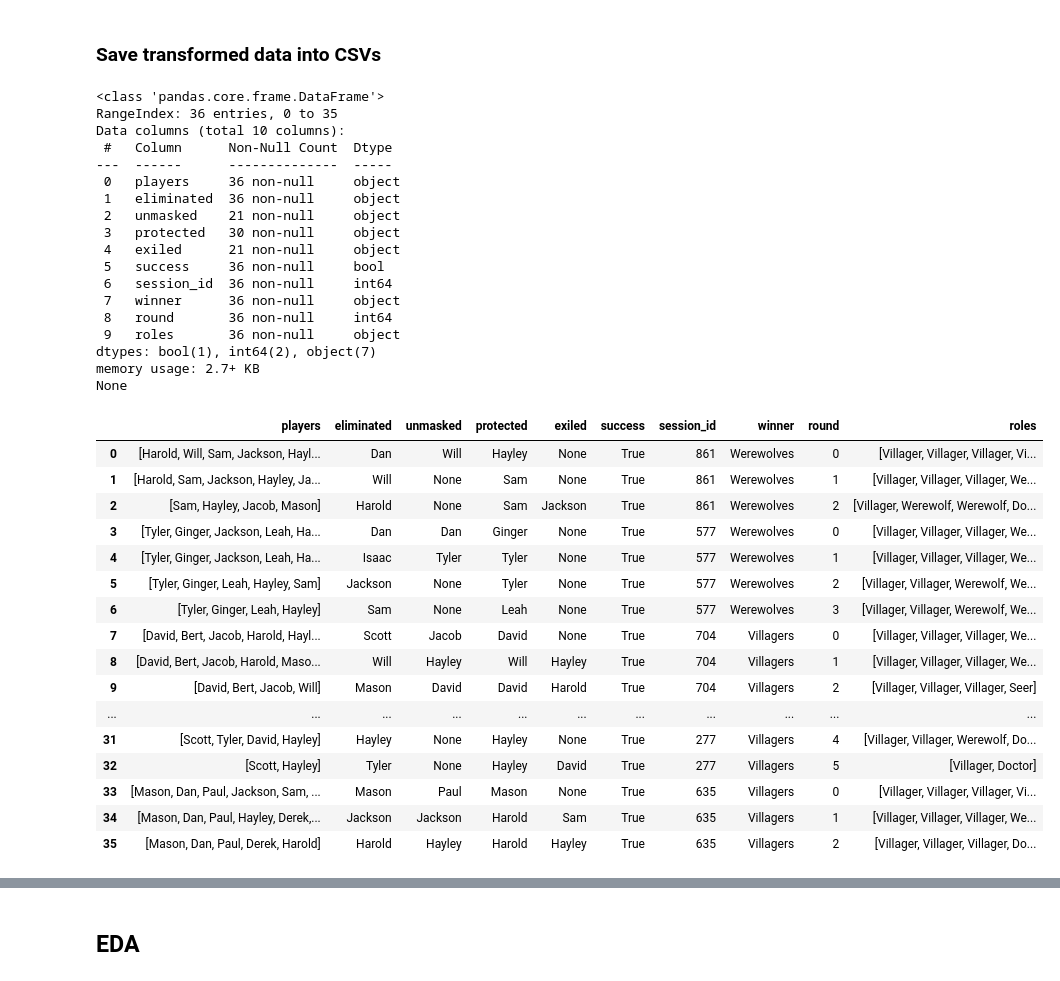
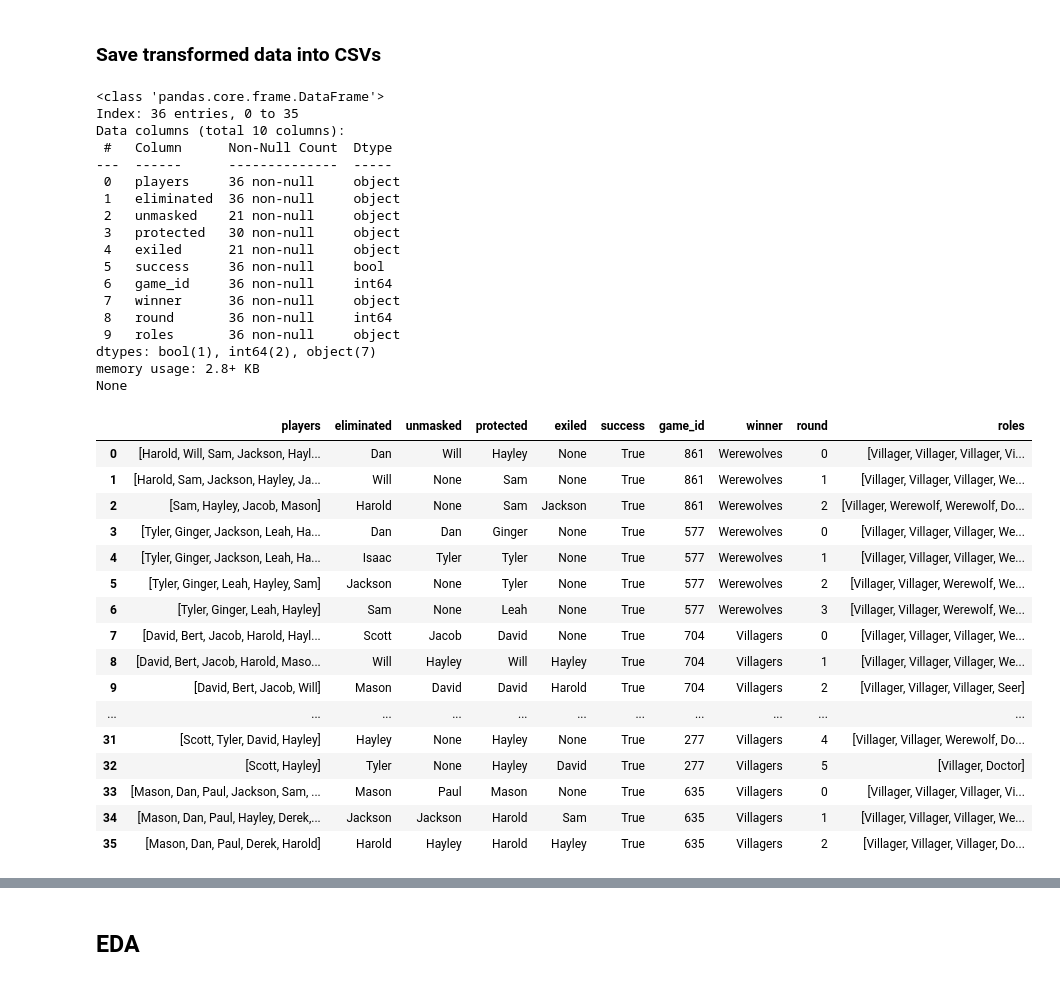
Before and after one commit to CUBoulder-DS/CSCI-5423-Final, a Jupyter notebook: Notebooks/EDA_Werewolf-Arena.ipynb, the cells around one changed output, grey strips where cells are left out. Cells and saved outputs as stored; diff of their text form; code cells hidden in the pictures.

```diff
--- a/Notebooks/EDA_Werewolf-Arena.ipynb
+++ b/Notebooks/EDA_Werewolf-Arena.ipynb
@@ -69,31 +69,31 @@ BID OPTIONS:
 # %% [markdown]
 ### Save transformed data into CSVs
 # %%
+allrounds_df = allrounds_df.rename(columns={"session_id": "game_id"})
 print(allrounds_df.info())
 
 allrounds_df.to_csv(os.path.join(out_path, "allrounds.csv"))
-
 allrounds_df
 # %% [output]
 <class 'pandas.core.frame.DataFrame'>
-RangeIndex: 36 entries, 0 to 35
+Index: 36 entries, 0 to 35
 Data columns (total 10 columns):
  #   Column      Non-Null Count  Dtype
 ---  ------      --------------  -----
  0   players     36 non-null     object
  1   eliminated  36 non-null     object
  2   unmasked    21 non-null     object
  3   protected   30 non-null     object
  4   exiled      21 non-null     object
  5   success     36 non-null     bool
- 6   session_id  36 non-null     int64
+ 6   game_id     36 non-null     int64
  7   winner      36 non-null     object
  8   round       36 non-null     int64
  9   roles       36 non-null     object
 dtypes: bool(1), int64(2), object(7)
-memory usage: 2.7+ KB
+memory usage: 2.8+ KB
 None
-|  | players | eliminated | unmasked | protected | exiled | success | session_id | winner | round | roles |
+|  | players | eliminated | unmasked | protected | exiled | success | game_id | winner | round | roles |
 | 0 | [Harold, Will, Sam, Jackson, Hayl... | Dan | Will | Hayley | None | True | 861 | Werewolves | 0 | [Villager, Villager, Villager, Vi... |
 | 1 | [Harold, Sam, Jackson, Hayley, Ja... | Will | None | Sam | None | True | 861 | Werewolves | 1 | [Villager, Villager, Villager, We... |
 | 2 | [Sam, Hayley, Jacob, Mason] | Harold | None | Sam | Jackson | True | 861 | Werewolves | 2 | [Villager, Werewolf, Werewolf, Do... |
```
Also changed, not shown: parts of 2 cells of this notebook, 9 other files.
